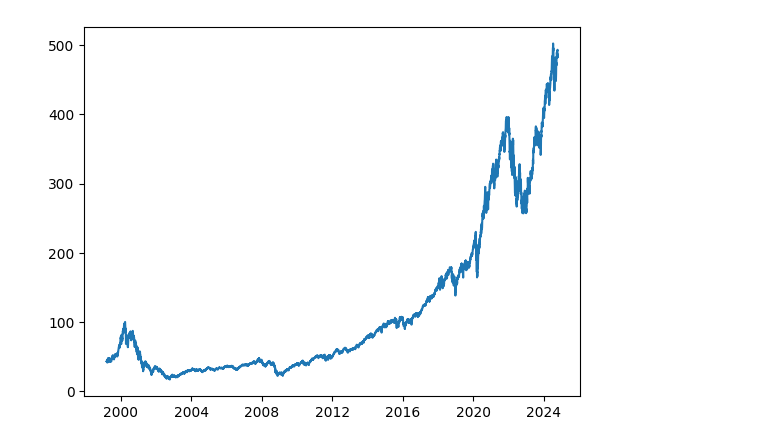
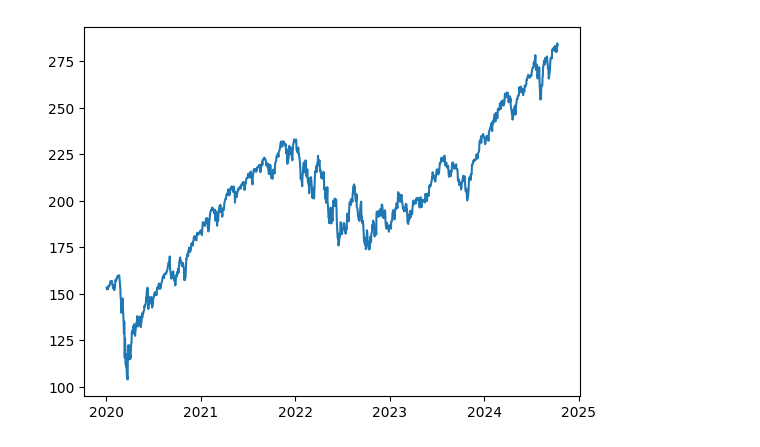
Before and after one commit to anselm67/Portfolio, a Jupyter notebook: Stuff.ipynb, the cells around one changed output. Drawn from its saved outputs; the diff is of its cells as text; code cells hidden in the pictures.

```diff
--- a/Stuff.ipynb
+++ b/Stuff.ipynb
@@ -58,11 +60,12 @@ Down 28.00% or -46.06$ on 2020-03-16 00:00:00-04:00.
 # %%
 import matplotlib.pyplot as plt
 import numpy as np
 
-plt.plot(h.index, h.Close)
+span = h['2020-01-01':]
+plt.plot(span.index, span.Close)
 plt.show()
 # %% [output]
-[figure, old version]
+[figure, new version]
 # %%
 for timestamp in h.head(3).index:
     print(timestamp.strftime('%Y-%m-%d'))
```
Also changed, not shown: parts of 5 cells of this notebook.
